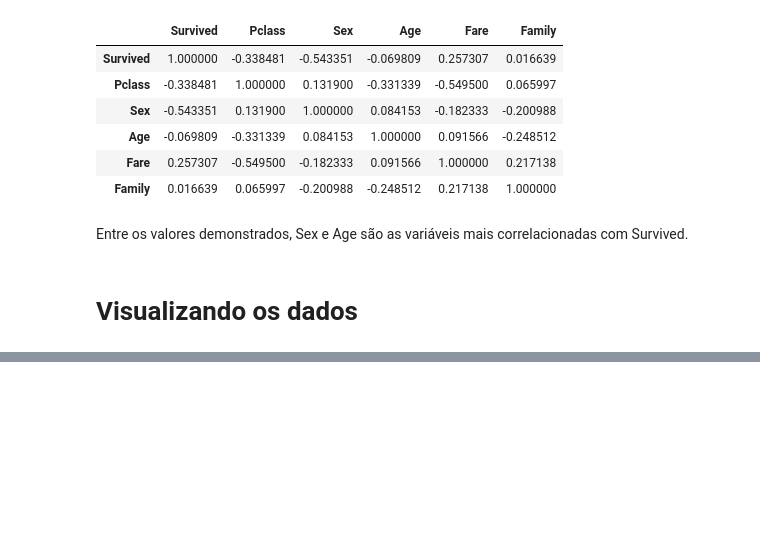
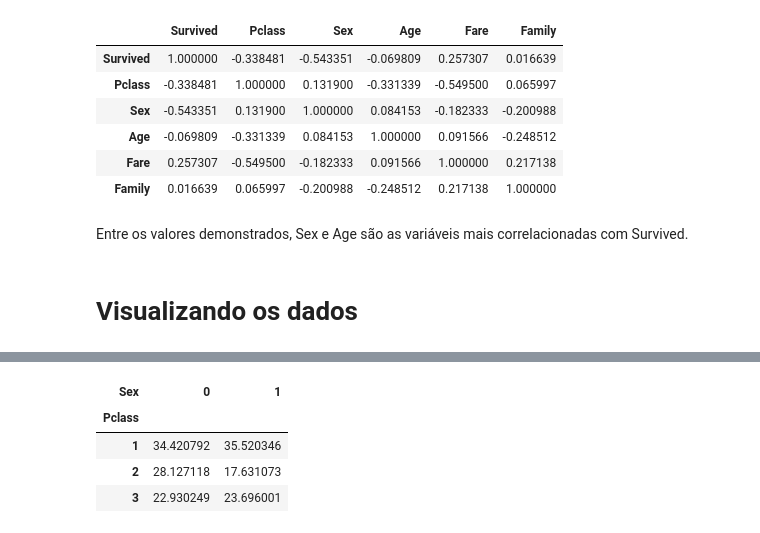
Before and after one commit to liebycardoso/Data_Analysis, a Jupyter notebook: Titanic.ipynb, the cells around one changed output, grey strips where cells are left out. Drawn from its saved outputs; the diff is of its cells as text; code cells hidden in the pictures; blank space fills up the shorter version.

```diff
--- a/Titanic.ipynb
+++ b/Titanic.ipynb
@@ -334,0 +231,8 @@ for f in range(X.shape[1]):
+# %%
+grouped_yes
+# %% [output]
+| Sex | 0 | 1 |
+| Pclass |  |  |
+| 1 | 34.420792 | 35.520346 |
+| 2 | 28.127118 | 17.631073 |
+| 3 | 22.930249 | 23.696001 |
```
Also changed, not shown: parts of 52 cells of this notebook.
